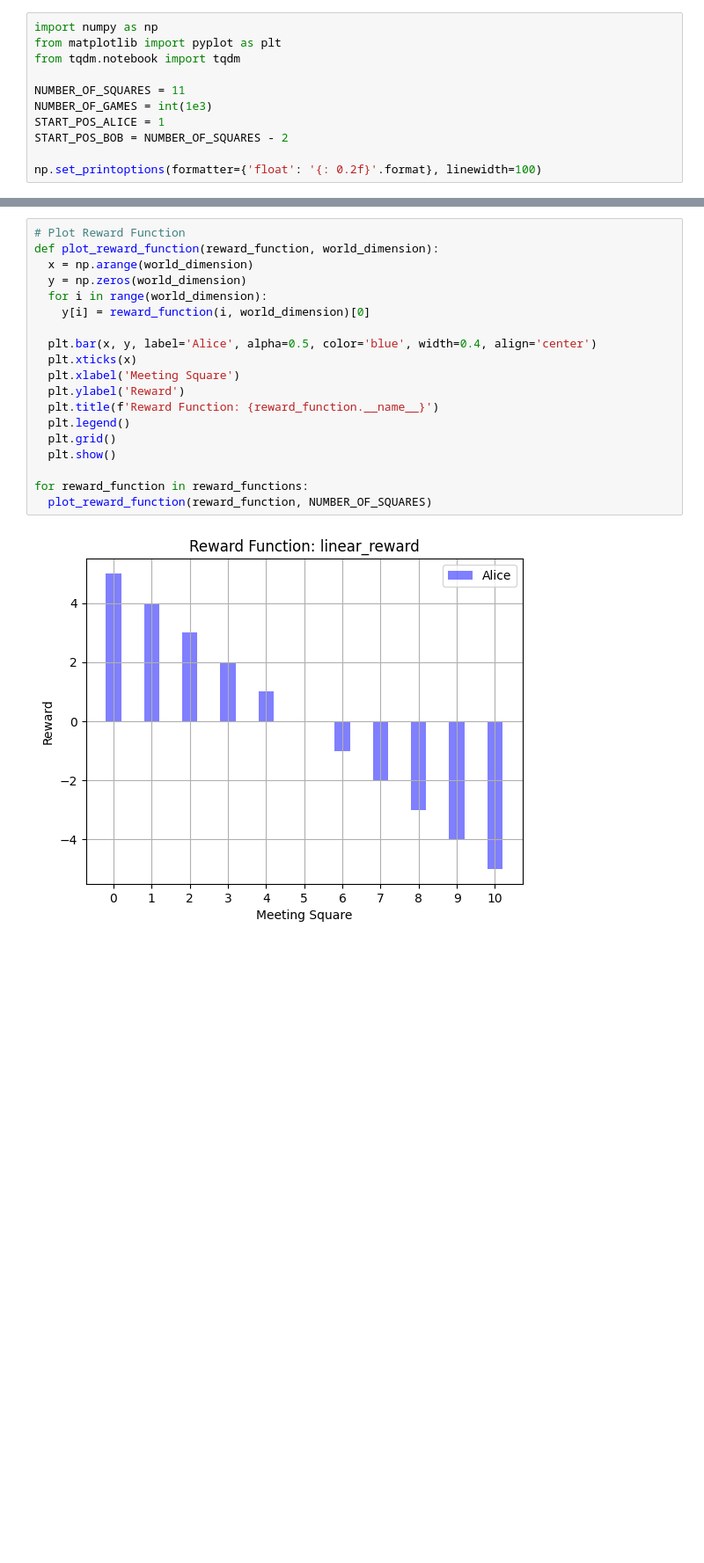
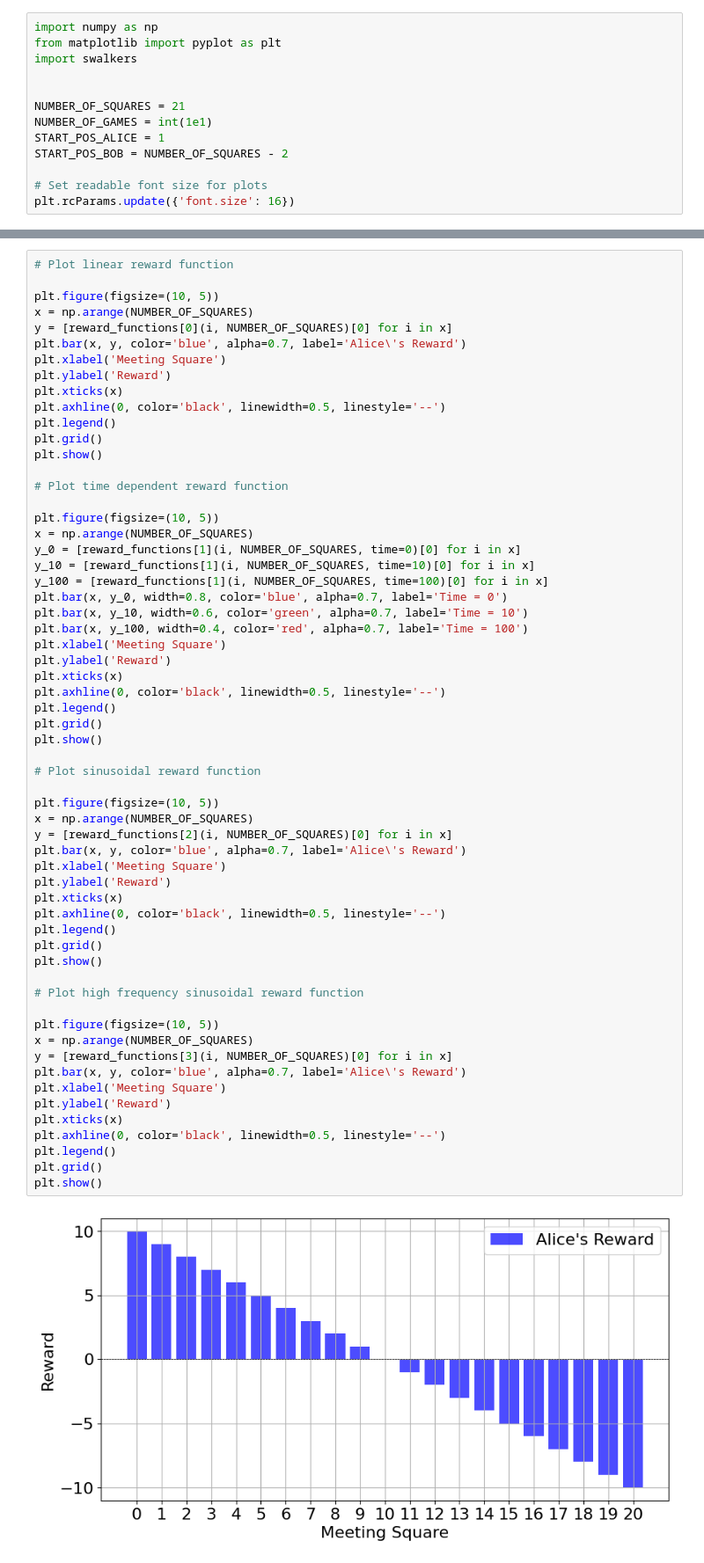
Before and after one commit to Buffoni/smart-walkers, a Jupyter notebook: get_all_the_figures_for_paper.ipynb, the cells around one changed output, grey strips where cells are left out. Shown at 88% size. Drawn from its saved outputs; the diff is of its cells as text; blank space fills up the shorter version.

```diff
--- a/get_all_the_figures_for_paper.ipynb
+++ b/get_all_the_figures_for_paper.ipynb
@@ -1,11 +1,13 @@
 # %%
 import numpy as np
 from matplotlib import pyplot as plt
-from tqdm.notebook import tqdm
+import swalkers
 
-NUMBER_OF_SQUARES = 11
-NUMBER_OF_GAMES = int(1e3)
+
+NUMBER_OF_SQUARES = 21
+NUMBER_OF_GAMES = int(1e1)
 START_POS_ALICE = 1
 START_POS_BOB = NUMBER_OF_SQUARES - 2
 
-np.set_printoptions(formatter={'float': '{: 0.2f}'.format}, linewidth=100)
+# Set readable font size for plots
+plt.rcParams.update({'font.size': 16})
@@ -218,21 +140,62 @@ Reward function 4: high_frequency_sinusoidal_reward - Max reward: 0.951056516295
 # %%
-# Plot Reward Function
-def plot_reward_function(reward_function, world_dimension):
-  x = np.arange(world_dimension)
-  y = np.zeros(world_dimension)
-  for i in range(world_dimension):
-    y[i] = reward_function(i, world_dimension)[0]
+# Plot linear reward function
 
-  plt.bar(x, y, label='Alice', alpha=0.5, color='blue', width=0.4, align='center')
-  plt.xticks(x)
-  plt.xlabel('Meeting Square')
-  plt.ylabel('Reward')
-  plt.title(f'Reward Function: {reward_function.__name__}')
-  plt.legend()
-  plt.grid()
-  plt.show()
+plt.figure(figsize=(10, 5))
+x = np.arange(NUMBER_OF_SQUARES)
+y = [reward_functions[0](i, NUMBER_OF_SQUARES)[0] for i in x]
+plt.bar(x, y, color='blue', alpha=0.7, label='Alice\'s Reward')
+plt.xlabel('Meeting Square')
+plt.ylabel('Reward')
+plt.xticks(x)
+plt.axhline(0, color='black', linewidth=0.5, linestyle='--')
+plt.legend()
+plt.grid()
+plt.show()
 
-for reward_function in reward_functions:
-  plot_reward_function(reward_function, NUMBER_OF_SQUARES)
+# Plot time dependent reward function
+
+plt.figure(figsize=(10, 5))
+x = np.arange(NUMBER_OF_SQUARES)
+y_0 = [reward_functions[1](i, NUMBER_OF_SQUARES, time=0)[0] for i in x]
+y_10 = [reward_functions[1](i, NUMBER_OF_SQUARES, time=10)[0] for i in x]
+y_100 = [reward_functions[1](i, NUMBER_OF_SQUARES, time=100)[0] for i in x]
+plt.bar(x, y_0, width=0.8, color='blue', alpha=0.7, label='Time = 0')
+plt.bar(x, y_10, width=0.6, color='green', alpha=0.7, label='Time = 10')
+plt.bar(x, y_100, width=0.4, color='red', alpha=0.7, label='Time = 100')
+plt.xlabel('Meeting Square')
+plt.ylabel('Reward')
+plt.xticks(x)
+plt.axhline(0, color='black', linewidth=0.5, linestyle='--')
+plt.legend()
+plt.grid()
+plt.show()
+
+# Plot sinusoidal reward function
+
+plt.figure(figsize=(10, 5))
+x = np.arange(NUMBER_OF_SQUARES)
+y = [reward_functions[2](i, NUMBER_OF_SQUARES)[0] for i in x]
+plt.bar(x, y, color='blue', alpha=0.7, label='Alice\'s Reward')
+plt.xlabel('Meeting Square')
+plt.ylabel('Reward')
+plt.xticks(x)
+plt.axhline(0, color='black', linewidth=0.5, linestyle='--')
+plt.legend()
+plt.grid()
+plt.show()
+
+# Plot high frequency sinusoidal reward function
+
+plt.figure(figsize=(10, 5))
+x = np.arange(NUMBER_OF_SQUARES)
+y = [reward_functions[3](i, NUMBER_OF_SQUARES)[0] for i in x]
+plt.bar(x, y, color='blue', alpha=0.7, label='Alice\'s Reward')
+plt.xlabel('Meeting Square')
+plt.ylabel('Reward')
+plt.xticks(x)
+plt.axhline(0, color='black', linewidth=0.5, linestyle='--')
+plt.legend()
+plt.grid()
+plt.show()
 # %% [output]
-[figure, old version]
+[figure, new version]
```
Also changed, not shown: parts of 12 cells of this notebook.
